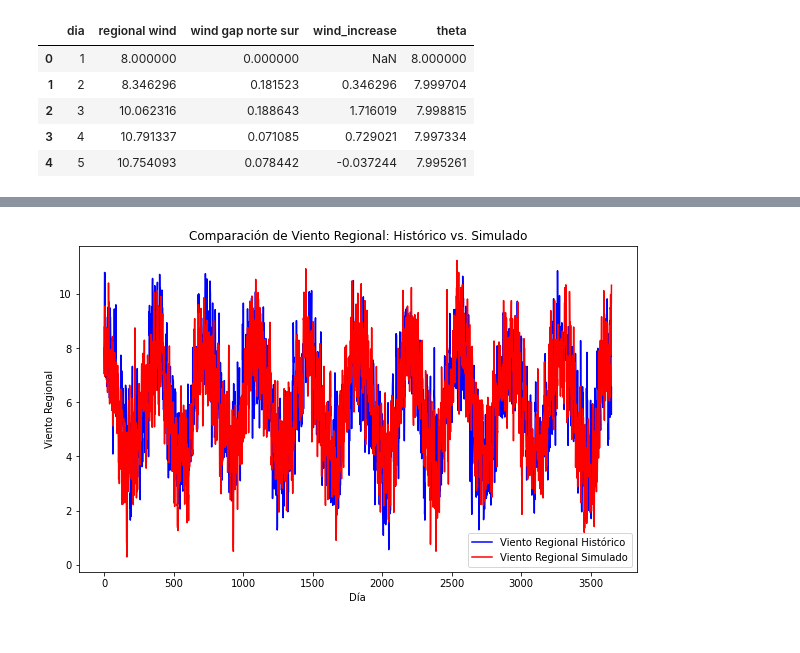
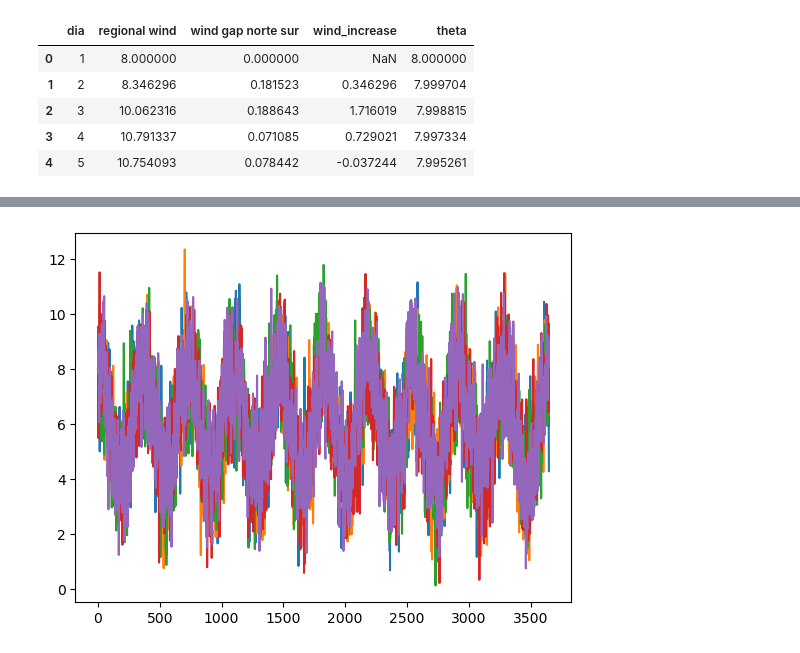
Before and after one commit to mrgimenezcosta/TP1_ACN, a Jupyter notebook: v2TP1ACN.ipynb, the cells around one changed output, grey strips where cells are left out. Cells and saved outputs as stored; diff of their text form; code cells hidden in the pictures.

```diff
--- a/v2TP1ACN.ipynb
+++ b/v2TP1ACN.ipynb
@@ -112,72 +112,86 @@ print(f"γ: {gamma}, Error de γ: {gamma_error}")
 # %%
 import numpy as np
 import matplotlib.pyplot as plt
 
 # Función para simular caminos de viento
-def wind_paths(S_0, D_0, kappa, theta, sigma, delta, beta, gamma, T):
-    S = np.full(T, S_0)
-    D = np.full(T, D_0)
-    for t in range(1, T):
-        Z = np.random.normal(0, 1)  # Shock para el viento regional
-        W = np.random.normal(0, 1)  # Shock para la diferencia de viento
+def wind_paths(S_0, D_0, kappa, theta, sigma, delta, beta, gamma, T, M):
+    S = np.full((M, T), S_0)
+    D = np.full((M, T), D_0)
+    for j in range (M):
+        for t in range(1, T):
+            Z = np.random.normal(0, 1)  # Shock para el viento regional
+            W = np.random.normal(0, 1)  # Shock para la diferencia de viento
 
-        # Evolución del viento regional
-        S[t] = S[t-1] + kappa * (theta[t] - S[t-1]) * delta + np.sqrt(delta) * Z * sigma
+            # Evolución del viento regional
+            S[j][t] = S[j][t-1] + kappa * (theta[t] - S[j][t-1]) * delta + np.sqrt(delta) * Z * sigma
 
-        # Evolución de la diferencia de viento entre Norte y Sur
-        D[t] = D[t-1] - (beta * D[t-1] * delta) + gamma * np.sqrt(delta) * W
+            # Evolución de la diferencia de viento entre Norte y Sur
+            D[j][t] = D[j][t-1] - (beta * D[j][t-1] * delta) + gamma * np.sqrt(delta) * W
 
     return S, D
 
 # Inicialización de parámetros
 S_0 = data['regional wind'].iloc[0]
 D_0 = data['wind gap norte sur'].iloc[0]
 T = len(data)  # Usamos el mismo número de días que en los datos históricos
 delta = 1 / 365
+M = 5
 
 # Simulamos
-S, D = wind_paths(S_0, D_0, kappa, theta, sigma, delta, beta, gamma, T)
+S, D = wind_paths(S_0, D_0, kappa, theta, sigma, delta, beta, gamma, T, M)
 
 # Calculamos viento en Norte y Sur
 viento_norte = S - D / 2
 viento_sur = S + D / 2
 
-# Graficamos el viento regional y simulado
-plt.figure(figsize=(10, 6))
-plt.plot(data['regional wind'], label='Viento Regional Histórico', color='blue')
-plt.plot(S, label='Viento Regional Simulado', color='red')
-plt.title('Comparación de Viento Regional: Histórico vs. Simulado')
-plt.xlabel('Día')
-plt.ylabel('Viento Regional')
-plt.legend()
+#Calculamos viento historico norte y sur
+viento_norte_historico = data['regional wind'] - data['wind gap norte sur'] / 2
+viento_sur_historico = data['regional wind'] + data['wind gap norte sur'] / 2
+
+for S_i in S :
+  plt.plot(S_i)
+
 plt.show()
 
+# Graficamos el viento regional y simulado
+# plt.figure(figsize=(10, 6))
+# plt.plot(data['regional wind'], label='Viento Regional Histórico', color='blue')
+# plt.plot(S, label='Viento Regional Simulado', color='red')
+# plt.title('Comparación de Viento Regional: Histórico vs. Simulado')
+# plt.xlabel('Día')
+# plt.ylabel('Viento Regional')
+# plt.legend()
+# plt.show()
+
 # Graficamos la diferencia de viento (gap) entre Norte y Sur
-plt.figure(figsize=(10, 6))
-plt.plot(data['wind gap norte sur'], label='Gap Viento Histórico (Norte - Sur)', color='blue')
-plt.plot(D, label='Gap Viento Simulado (Norte - Sur)', color='orange')
-plt.title('Comparación de Gap de Viento: Histórico vs. Simulado')
-plt.xlabel('Día')
-plt.ylabel('Diferencia de Viento')
-plt.legend()
-plt.show()
+# plt.figure(figsize=(10, 6))
+# plt.plot(data['wind gap norte sur'], label='Gap Viento Histórico (Norte - Sur)', color='blue')
+# plt.plot(D, label='Gap Viento Simulado (Norte - Sur)', color='orange')
+# plt.title('Comparación de Gap de Viento: Histórico vs. Simulado')
+# plt.xlabel('Día')
+# plt.ylabel('Diferencia de Viento')
+# plt.legend()
+# plt.show()
 
 # Graficamos el viento en el molino Norte
-plt.figure(figsize=(10, 6))
-plt.plot(viento_norte, label='Viento Norte Simulado', color='green')
-plt.title('Viento Simulado en el Molino Norte')
-plt.xlabel('Día')
-plt.ylabel('Viento Norte')
-plt.legend()
-plt.show()
+
+# plt.figure(figsize=(10, 6))
+# plt.plot(viento_norte_historico, label='Viento Norte Historico', color='red')
+# plt.plot(viento_norte, label='Viento Norte Simulado', color='green')
+# plt.title('Viento Simulado en el Molino Norte')
+# plt.xlabel('Día')
+# plt.ylabel('Viento Norte')
+# plt.legend()
+# plt.show()
 
 # Graficamos el viento en el molino Sur
-plt.figure(figsize=(10, 6))
-plt.plot(viento_sur, label='Viento Sur Simulado', color='purple')
-plt.title('Viento Simulado en el Molino Sur')
-plt.xlabel('Día')
-plt.ylabel('Viento Sur')
-plt.legend()
-plt.show()
+# plt.figure(figsize=(10, 6))
+# plt.plot(viento_sur_historico, label='Viento Sur Historico', color='green')
+# plt.plot(viento_sur, label='Viento Sur Simulado', color='purple')
+# plt.title('Viento Simulado en el Molino Sur')
+# plt.xlabel('Día')
+# plt.ylabel('Viento Sur')
+# plt.legend()
+# plt.show()
 # %% [output]
-[figure, old version]
+[figure, new version]
```
Also changed, not shown: parts of 6 cells of this notebook, 1 other file.
